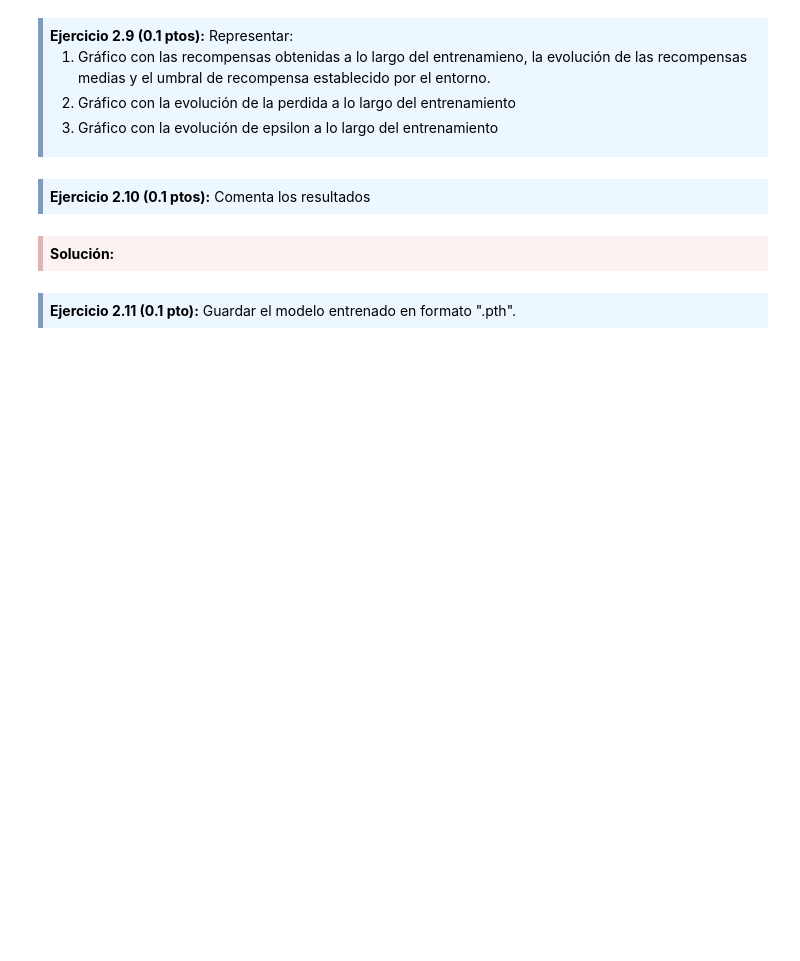
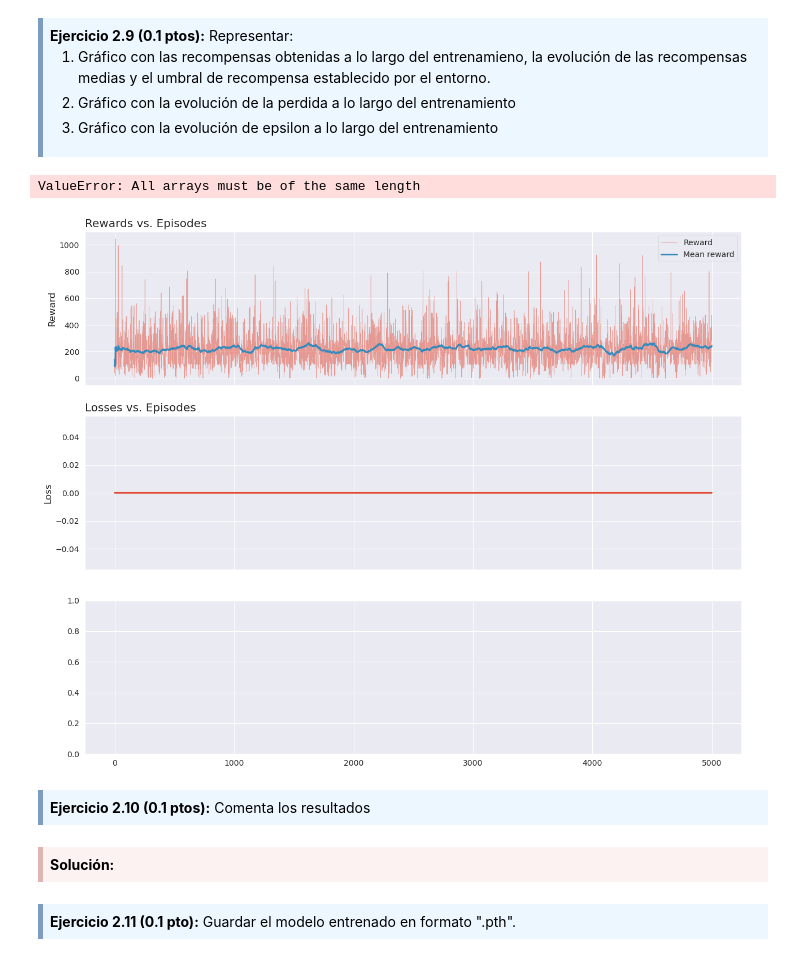
Before and after one commit to gvillalba86/ReinforcementLearning, a Jupyter notebook: PEC2_Approximation_Models/M2.883_2022_1_PEC2-gvillalbaa.ipynb, the cells around one changed output. Drawn from its saved outputs; the diff is of its cells as text; code cells hidden in the pictures; blank space fills up the shorter version.

```diff
--- a/PEC2_Approximation_Models/M2.883_2022_1_PEC2-gvillalbaa.ipynb
+++ b/PEC2_Approximation_Models/M2.883_2022_1_PEC2-gvillalbaa.ipynb
@@ -385,0 +528,20 @@ for i in state_stack:
+# %%
+class stack_frame_wrapper(gym.ObservationWrapper):
+    def __init__(self, env, n_frames=4):
+        super().__init__(env)
+        self.observation_space = gym.spaces.Box(low=0, high=1, shape=(n_frames, 84, 84), dtype=np.float32)
+        self.state_stack = None
+        self.n_frames = n_frames
+
+    def reset(self):
+        self.state_stack = stack_frame(None, self.env.reset(), True, self.n_frames)
+        return self.state_stack
+
+    def observation(self, obs):
+        self.state_stack = stack_frame(self.state_stack, obs, False)
+        return self.state_stack
+# %%
+env = gym.make('SpaceInvaders-v4', render_mode='rgb_array')
+env = preprocess_observation_wrapper(env)
+env = stack_frame_wrapper(env, 4)
+print(f'Final observation space size: {env.observation_space.shape}')
@@ -748,6 +993,37 @@ Si el alumno no dispone de suficiente tiempo puede acortar el tiempo de entrenam
         <li>Gráfico con la evolución de la perdida a lo largo del entrenamiento</li>
         <li>Gráfico con la evolución de epsilon a lo largo del entrenamiento</li>
 </div>
+# %%
+def plot_results(rewards=0, mean_rewards=0, reward_threshold=0, losses=0, epsilon=0):
+    sns.set_style('darkgrid')
+    # Rewards
+    fig, ax = plt.subplots(3, 1, figsize=(15, 12), sharex=True)
+    episodes = range(len(agent.training_rewards))
+    sns.lineplot(x=episodes, y=agent.training_rewards, label='Reward',ax=ax[0], lw=0.5, alpha=0.5)
+    sns.lineplot(x=episodes, y=agent.mean_training_rewards, label='Mean reward', ax=ax[0])
+    ax[0].set_title('Rewards vs. Episodes')
+    ax[0].set_xlabel('Episodes')
+    ax[0].set_ylabel('Reward')
+    # Losses
+    sns.lineplot(x=episodes, y=losses,ax=ax[1])
+    ax[1].set_title('Losses vs. Episodes')
+    ax[1].set_xlabel('Episodes')
+    ax[1].set_ylabel('Loss')
+    # Epsilon
+    sns.lineplot(x=episodes, y=epsilon, ax=ax[2])
+    ax[2].set_title('Epsilon vs. Episodes')
+    ax[2].set_xlabel('Episodes')
+    ax[2].set_ylabel('Epsilon value')
+    plt.tight_layout()
+    plt.show()
+
+
+plot_results(rewards = agent.training_rewards,
+             mean_rewards = agent.mean_training_rewards,
+             epsilon = agent.sync_eps)
+# %% [output]
+ValueError: All arrays must be of the same length
+[figure, added]
 # %% [markdown]
 <div style="background-color: #EDF7FF; border-color: #7C9DBF; border-left: 5px solid #7C9DBF; padding: 0.5em;">
     <strong>Ejercicio 2.10 (0.1 ptos):</strong> Comenta los resultados
```
Also changed, not shown: parts of 42 cells of this notebook, 1 other file.
